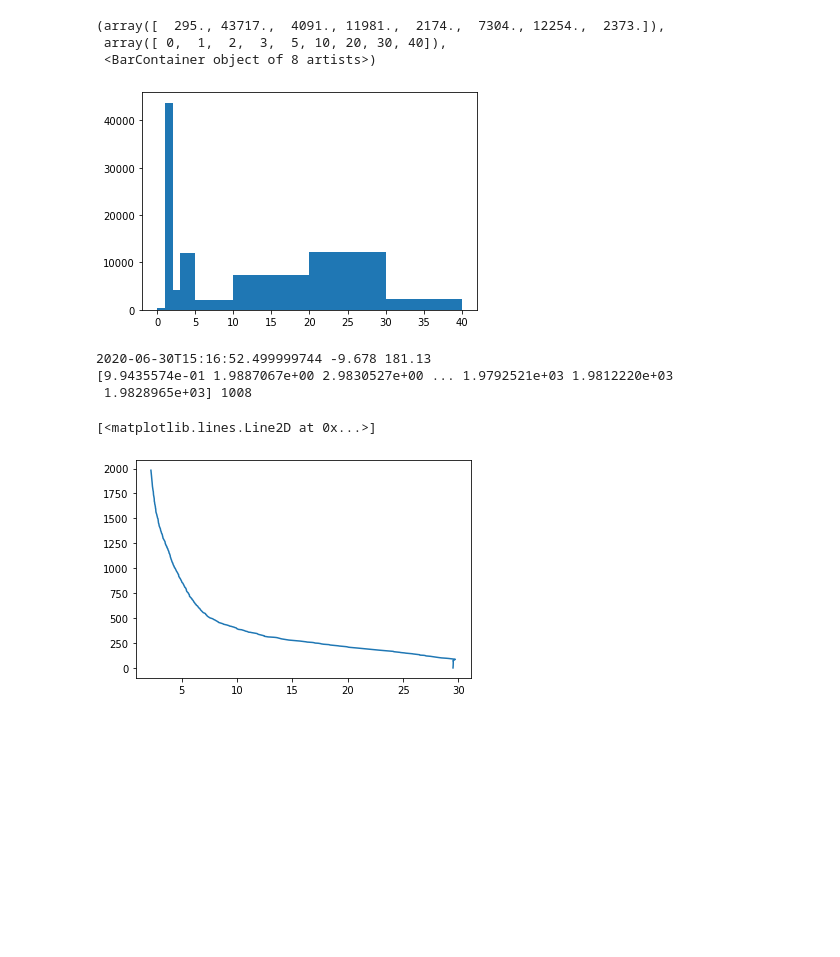
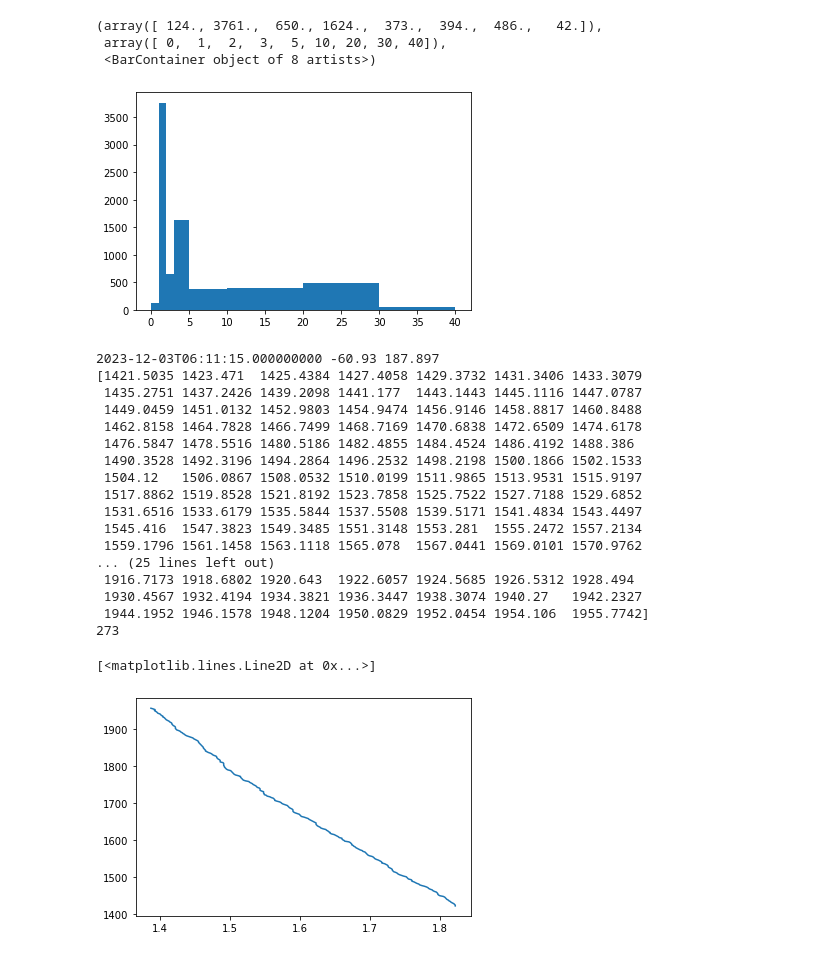
Before and after one commit to feiyulu/Diffusion_OceanDA, a Jupyter notebook: argo_check.ipynb, the cells around one changed output. Drawn from its saved outputs; the diff is of its cells as text; code cells hidden in the pictures; blank space fills up the shorter version.

Commit message:
More Argo checks and diagnostics

```diff
--- a/argo_check.ipynb
+++ b/argo_check.ipynb
@@ -7,7 +7,7 @@ import numpy as np
 from cartopy import crs as ccrs
 import seaborn
 
-years=range(2020,2021)
+years=range(2024,2025)
 
 data_dir = '/scratch/cimes/feiyul/Ocean_Data'
 # data_dir = '/collab1/data_untrusted/Feiyu.Lu/Ocean_Data'
@@ -37,5 +23,5 @@ argo_obs_ds = xr.open_mfdataset(
 # %%
 importlib.reload(data_types)
-argo_obs = data_types.argo(argo_obs_ds)
+argo_obs = data_types.argo(argo_obs_ds,nread=100000)
 len(argo_obs)
 # %% [output]
@@ -58,18 +47,33 @@ plt.hist(argo_obs.levels)
 # %%
 plt.hist((argo_obs.max_depth-argo_obs.min_depth)/argo_obs.levels,[0,1,2,3,5,10,20,30,40])
 # %% [output]
-(array([  295., 43717.,  4091., 11981.,  2174.,  7304., 12254.,  2373.]),
+(array([ 124., 3761.,  650., 1624.,  373.,  394.,  486.,   42.]),
  array([ 0,  1,  2,  3,  5, 10, 20, 30, 40]),
  <BarContainer object of 8 artists>)
-[figure, old version]
+[figure, new version]
 # %%
-i=50000
+i=1249
 print(argo_obs.time[i],argo_obs.lat[i],argo_obs.lon[i])
-print(argo_obs.profiles[i].depth,argo_obs.profiles[i].levels)
+print(argo_obs.profiles[i].depth)
+print(argo_obs.profiles[i].levels)
 plt.plot(argo_obs.profiles[i].T, argo_obs.profiles[i].depth)
 # %% [output]
-2020-06-30T15:16:52.499999744 -9.678 181.13
-[9.9435574e-01 1.9887067e+00 2.9830527e+00 ... 1.9792521e+03 1.9812220e+03
- 1.9828965e+03] 1008
+2023-12-03T06:11:15.000000000 -60.93 187.897
+[1421.5035 1423.471  1425.4384 1427.4058 1429.3732 1431.3406 1433.3079
+ 1435.2751 1437.2426 1439.2098 1441.177  1443.1443 1445.1116 1447.0787
+ 1449.0459 1451.0132 1452.9803 1454.9474 1456.9146 1458.8817 1460.8488
+ 1462.8158 1464.7828 1466.7499 1468.7169 1470.6838 1472.6509 1474.6178
+ 1476.5847 1478.5516 1480.5186 1482.4855 1484.4524 1486.4192 1488.386
+ 1490.3528 1492.3196 1494.2864 1496.2532 1498.2198 1500.1866 1502.1533
+ 1504.12   1506.0867 1508.0532 1510.0199 1511.9865 1513.9531 1515.9197
+ 1517.8862 1519.8528 1521.8192 1523.7858 1525.7522 1527.7188 1529.6852
+ 1531.6516 1533.6179 1535.5844 1537.5508 1539.5171 1541.4834 1543.4497
+ 1545.416  1547.3823 1549.3485 1551.3148 1553.281  1555.2472 1557.2134
+ 1559.1796 1561.1458 1563.1118 1565.078  1567.0441 1569.0101 1570.9762
+... (25 lines left out)
+ 1916.7173 1918.6802 1920.643  1922.6057 1924.5685 1926.5312 1928.494
+ 1930.4567 1932.4194 1934.3821 1936.3447 1938.3074 1940.27   1942.2327
+ 1944.1952 1946.1578 1948.1204 1950.0829 1952.0454 1954.106  1955.7742]
+273
 [<matplotlib.lines.Line2D at 0x...>]
-[figure, old version]
+[figure, new version]
```
Also changed, not shown: parts of 6 cells of this notebook, 1 other file.
